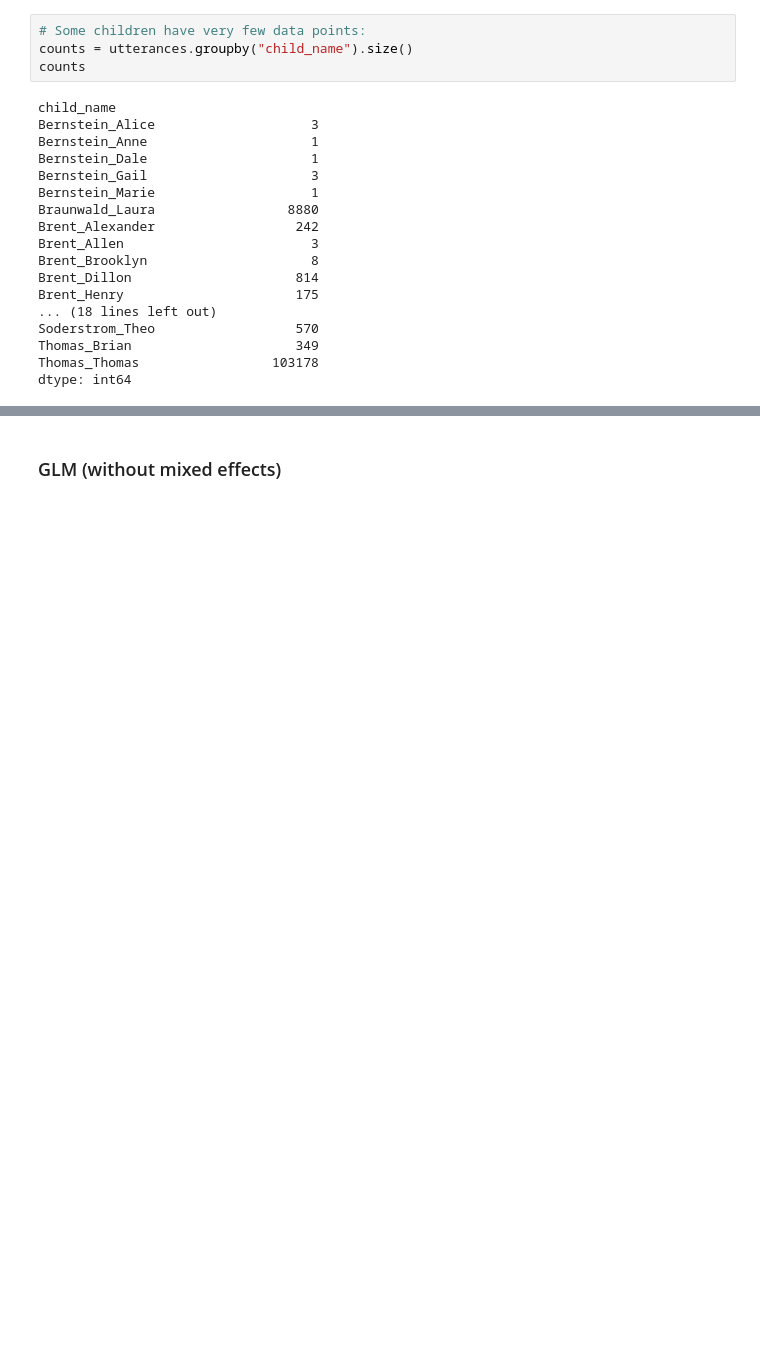
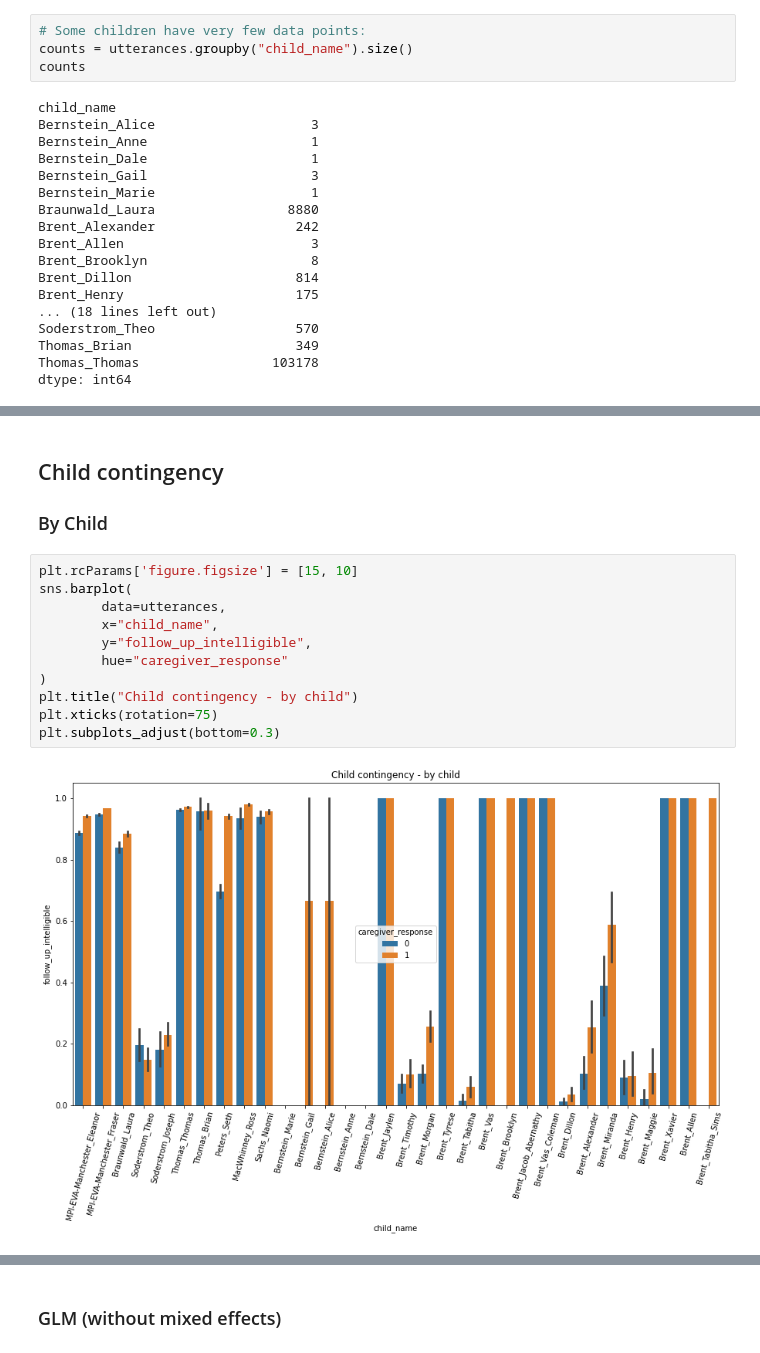
Before and after one commit to mitjanikolaus/childes-communicative-feedback, a Jupyter notebook: analysis_intelligibility_glm.ipynb, the cells around one changed output, grey strips where cells are left out. Saved outputs shown, nothing was run; the diff lists cells and outputs as text; blank space fills up the shorter version.

```diff
--- a/analysis_intelligibility_glm.ipynb
+++ b/analysis_intelligibility_glm.ipynb
@@ -84,0 +86,16 @@ Text(0.5, 1.0, 'Caregiver contingency - by age')
+# %% [markdown]
+## Child contingency
+### By Child
+# %%
+plt.rcParams['figure.figsize'] = [15, 10]
+sns.barplot(
+        data=utterances,
+        x="child_name",
+        y="follow_up_intelligible",
+        hue="caregiver_response"
+)
+plt.title("Child contingency - by child")
+plt.xticks(rotation=75)
+plt.subplots_adjust(bottom=0.3)
+# %% [output]
+[figure, added]
```
Also changed, not shown: parts of 14 cells of this notebook.
